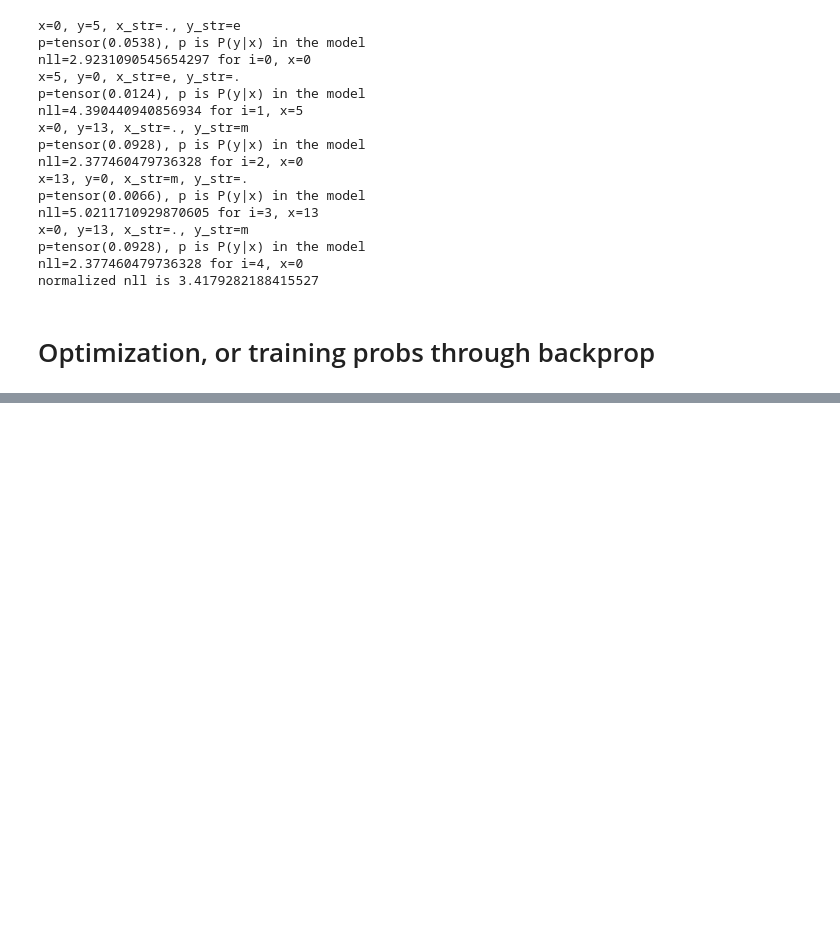
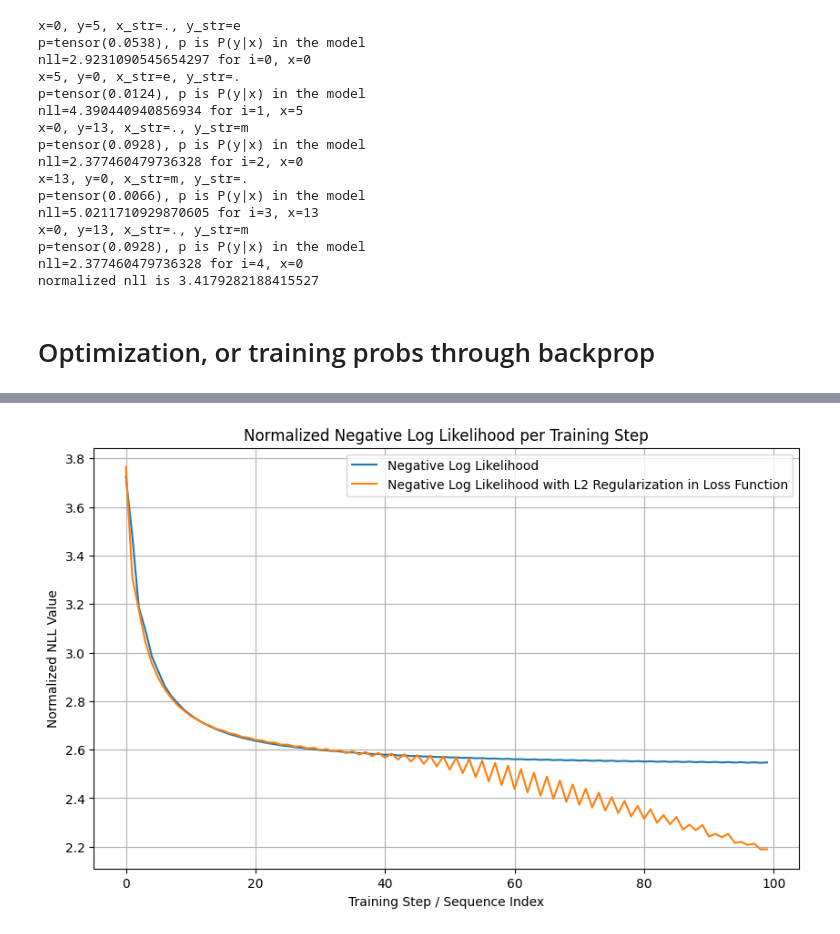
Before and after one commit to whyczz/makeless, a Jupyter notebook: makeless.ipynb, the cells around one changed output, grey strips where cells are left out. Cells and saved outputs as stored; diff of their text form; code cells hidden in the pictures; blank space fills up the shorter version.

Commit message:
Capture makemore training progress

```diff
--- a/makeless.ipynb
+++ b/makeless.ipynb
@@ -1104,0 +1143,25 @@ nll=tensor(nan, grad_fn=<AddBackward0>)
+# %%
+# 1. Define the X-axis (The independent variable)
+# If you are plotting over training steps, the X-axis is the step number.
+steps = range(len(normalized_nlls))
+
+# 2. Create the figure and plot the data
+plt.figure(figsize=(10, 6)) # Sets the size of the plot
+plt.plot(steps, normalized_nlls, label='Negative Log Likelihood')
+plt.plot(steps, normalized_nlls_with_regularization, label='Negative Log Likelihood with L2 Regularization in Loss Function')
+
+
+# 3. Add labels and title for clarity (CRITICAL for good plots)
+plt.title('Normalized Negative Log Likelihood per Training Step')
+plt.xlabel('Training Step / Sequence Index')
+plt.ylabel('Normalized NLL Value')
+plt.grid(True) # Adds a helpful background grid
+
+# Optional: If you are tracking loss over epochs, you might want to average the NLL
+# and plot that average instead of every single step.
+
+# 4. Display the plot
+plt.legend()
+plt.show()
+# %% [output]
+[figure, added]
```
Also changed, not shown: parts of 2 cells of this notebook.
